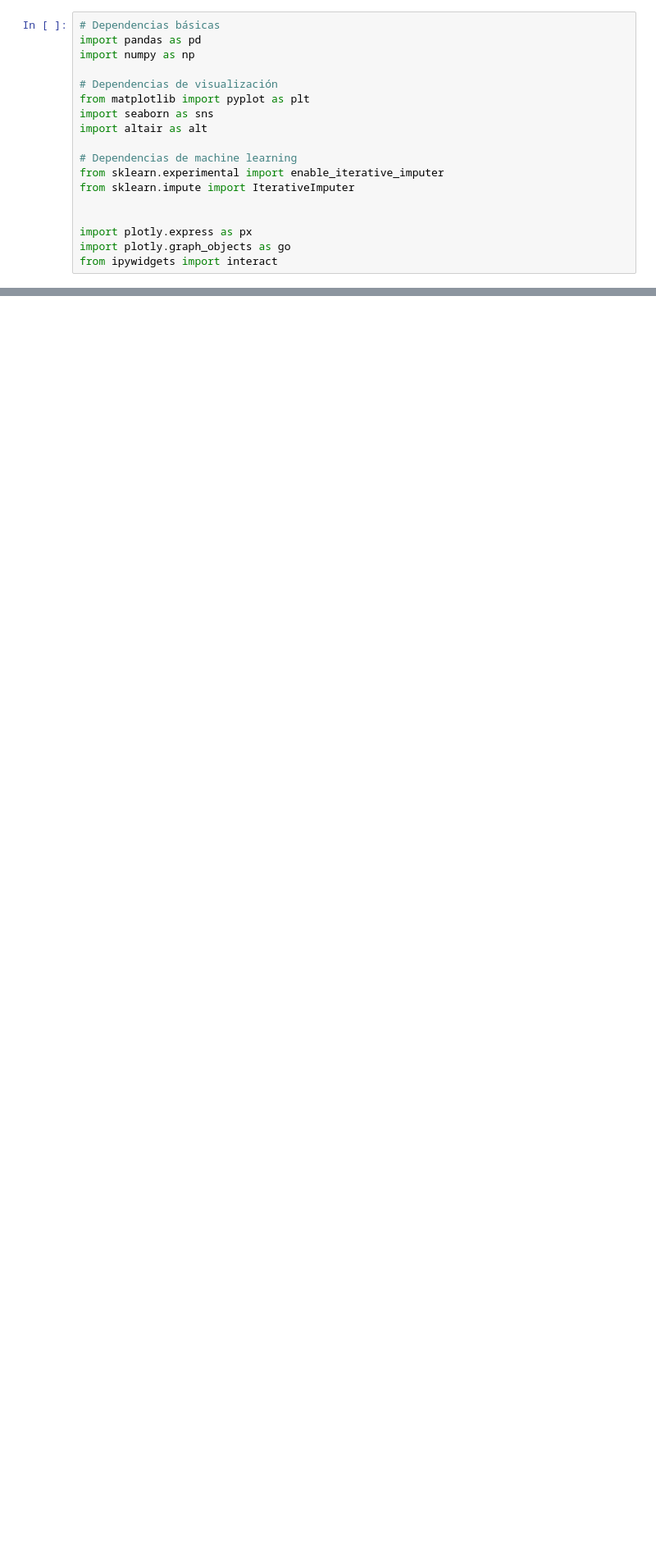
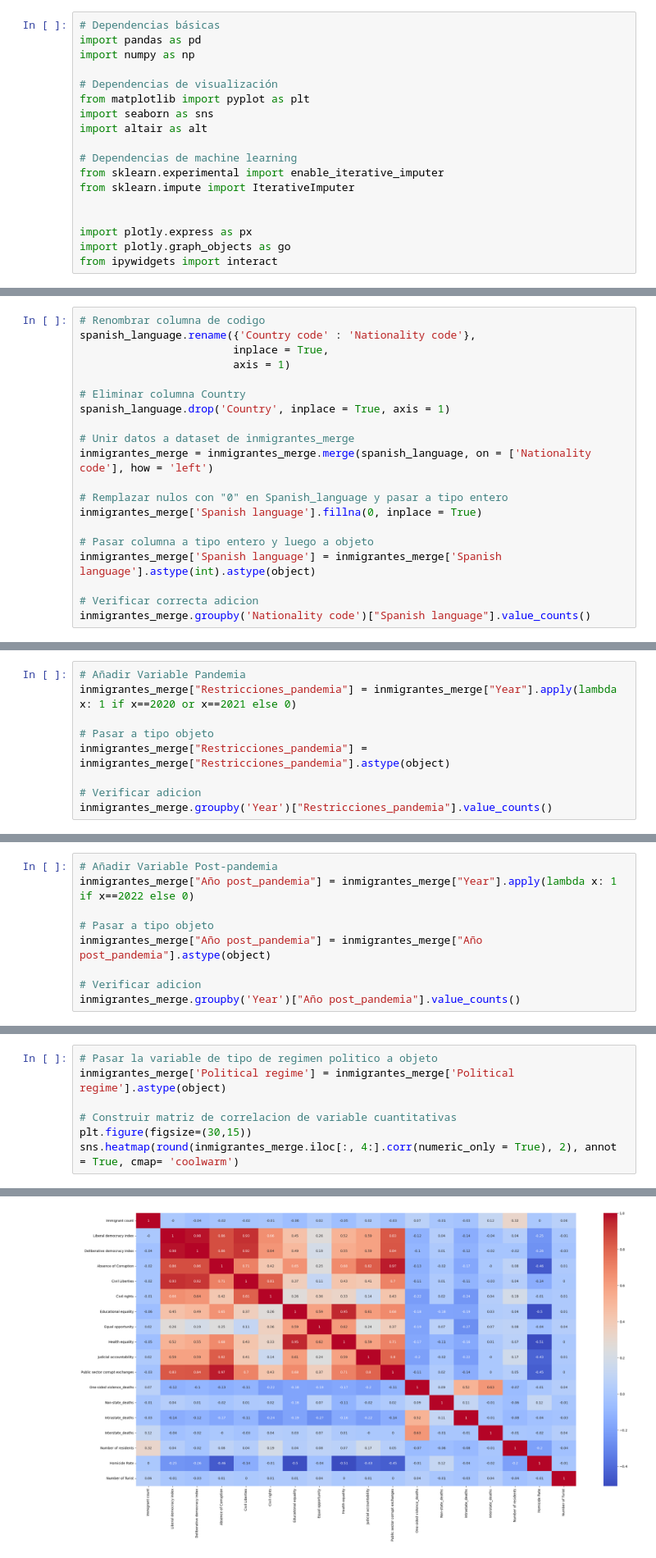
Before and after one commit to ERIDEZ/IFM_TMF, a Jupyter notebook: Notebooks y scripts/Trabajo en informacion conjunta.ipynb, the cells around one changed output, grey strips where cells are left out. Shown: that part at 82% size. Saved outputs shown, nothing was run; the diff lists cells and outputs as text; blank space fills up the shorter version.

Commit message:
Etapa 3: retocar detalles menores en los notebooks de etapa 2 y avance con el notebook de etapa3 haciendo los merge, agregando las variables adicionales y aciendo las correlaciones

```diff
--- a/Notebooks y scripts/Trabajo en informacion conjunta.ipynb
+++ b/Notebooks y scripts/Trabajo en informacion conjunta.ipynb
@@ -144,0 +212,20 @@ lib_demo
+# %%
+# Renombrar columna de codigo
+spanish_language.rename({'Country code' : 'Nationality code'},
+                        inplace = True,
+                        axis = 1)
+
+# Eliminar columna Country
+spanish_language.drop('Country', inplace = True, axis = 1)
+
+# Unir datos a dataset de inmigrantes_merge
+inmigrantes_merge = inmigrantes_merge.merge(spanish_language, on = ['Nationality code'], how = 'left')
+
+# Remplazar nulos con "0" en Spanish_language y pasar a tipo entero
+inmigrantes_merge['Spanish language'].fillna(0, inplace = True)
+
+# Pasar columna a tipo entero y luego a objeto
+inmigrantes_merge['Spanish language'] = inmigrantes_merge['Spanish language'].astype(int).astype(object)
+
+# Verificar correcta adicion
+inmigrantes_merge.groupby('Nationality code')["Spanish language"].value_counts()
@@ -144,0 +261,9 @@ lib_demo
+# %%
+# Añadir Variable Pandemia
+inmigrantes_merge["Restricciones_pandemia"] = inmigrantes_merge["Year"].apply(lambda x: 1 if x==2020 or x==2021 else 0)
+
+# Pasar a tipo objeto
+inmigrantes_merge["Restricciones_pandemia"] = inmigrantes_merge["Restricciones_pandemia"].astype(object)
+
+# Verificar adicion
+inmigrantes_merge.groupby('Year')["Restricciones_pandemia"].value_counts()
@@ -144,0 +288,9 @@ lib_demo
+# %%
+# Añadir Variable Post-pandemia
+inmigrantes_merge["Año post_pandemia"] = inmigrantes_merge["Year"].apply(lambda x: 1 if x==2022 else 0)
+
+# Pasar a tipo objeto
+inmigrantes_merge["Año post_pandemia"] = inmigrantes_merge["Año post_pandemia"].astype(object)
+
+# Verificar adicion
+inmigrantes_merge.groupby('Year')["Año post_pandemia"].value_counts()
@@ -144,0 +339,8 @@ lib_demo
+# %%
+# Pasar la variable de tipo de regimen politico a objeto
+inmigrantes_merge['Political regime'] = inmigrantes_merge['Political regime'].astype(object)
+
+# Construir matriz de correlacion de variable cuantitativas
+plt.figure(figsize=(30,15))
+sns.heatmap(round(inmigrantes_merge.iloc[:, 4:].corr(numeric_only = True), 2), annot = True, cmap= 'coolwarm')
+# %% [output]
@@ -144,0 +348 @@ lib_demo
+[figure, added]
```
Also changed, not shown: parts of 42 cells of this notebook, 12 other files.
